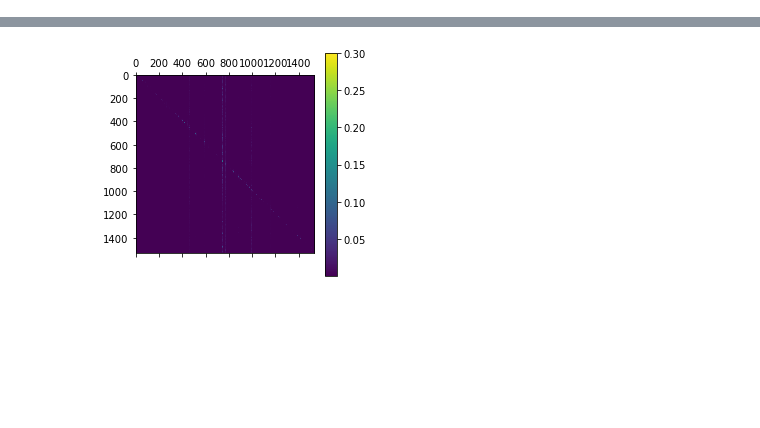
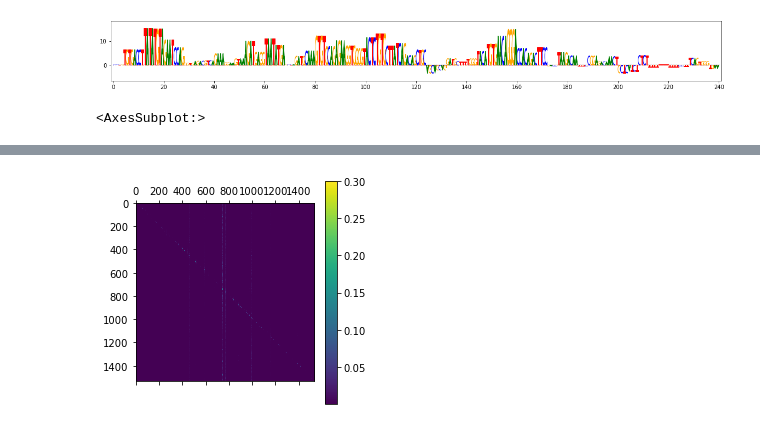
Before and after one commit to abuchin/genformer, a Jupyter notebook: visualize_embeddings.ipynb, the cells around one changed output, grey strips where cells are left out. Saved outputs shown, nothing was run; the diff lists cells and outputs as text; code cells hidden in the pictures; blank space fills up the shorter version.

```diff
--- a/visualize_embeddings.ipynb
+++ b/visualize_embeddings.ipynb
@@ -77,7 +94,7 @@ ValueError: Could not lookup TPU metadata from name 'node-5'. Please doublecheck
 #with strategy.scope():
 
 model = aformer.aformer(kernel_transformation='relu_kernel_transformation',
-                        dropout_rate=0.05,
+                        dropout_rate=0.1,
                         pointwise_dropout_rate=0.1,
                         input_length=196608,
                         output_length=1536,
@@ -92,12 +109,12 @@ model = aformer.aformer(kernel_transformation='relu_kernel_transformation',
                         use_rot_emb = True,
                         use_mask_pos = False,
                         normalize = True,
-                        num_transformer_layers=6,
+                        num_transformer_layers=4,
                         inits_type="enformer_performer",
                         load_init=False,
                         stable_variant=False,
                         freeze_conv_layers=False,
-                        filter_list_seq=[512,640,768,896,1024,1152],
+                        filter_list_seq=[384,512,640,768,896,1024],
                         filter_list_atac=[32,64],
                         #global_acc_size=32,
                         learnable_PE=True)
@@ -106,5 +123,5 @@ model = aformer.aformer(kernel_transformation='relu_kernel_transformation',
 test = tf.ones((1,196608,4)),tf.ones((1,49152,1))#,tf.ones((1,1,1536))
 model(test,training=False)
 print('ran test input')
-model.load_weights("gs://picard-testing-176520/genformer_atac_pretrain/models/aformer_baseline_genformer_atac_196k_glob_acc-False_load-False_frz-False_LR1-0.0002_LR2-0.0002_T-4_D-0.1_2023-03-23_11:36:21/iteration_10/saved_model")
+model.load_weights("gs://picard-testing-176520/genformer_atac_pretrain/models/aformer_baseline_genformer_atac_196k_glob_acc-False_load-False_frz-False_LR1-0.0002_LR2-0.0002_T-4_D-0.1_2023-03-24_00:21:32/iteration_24/saved_model")
 print('loaded weights')
@@ -287,7 +307,7 @@ inputs = test['sequence'], \
 
 mask = np.zeros((1,896,1))
 for k in range(896):
-    if k in range(446,451):
+    if k in range(476,482):
         mask[0,k,0]=1
 
 seq_grads, atac_grads,prediction,att_matrices,embedding = contribution_input_grad(model,inputs, mask)
@@ -316,9 +345,12 @@ plot_tracks(tracks, test['peaks'],0,114608)
 # %%
 import modisco.visualization
 from modisco.visualization import viz_sequence
 
-viz_sequence.plot_weights(np.abs(tf.expand_dims(seq_grads,axis=1) * test['sequence'][0,:,:4] * tf.expand_dims(tf.reshape(tf.tile(atac_grads,[1,4]), [-1]), axis=1))[102328:102528,:],
+viz_sequence.plot_weights((test['sequence'][0,:,:4] * tf.expand_dims(tf.reshape(tf.tile(atac_grads,[1,4]), [-1]), axis=1))[102308:102548,:],
                           subticks_frequency=20)
+# %% [output]
+[figure, added]
+<AxesSubplot:>
 # %%
 ##### import modisco.visualization
 from modisco.visualization import viz_sequence
```
Also changed, not shown: parts of 15 cells of this notebook, 3 other files.
